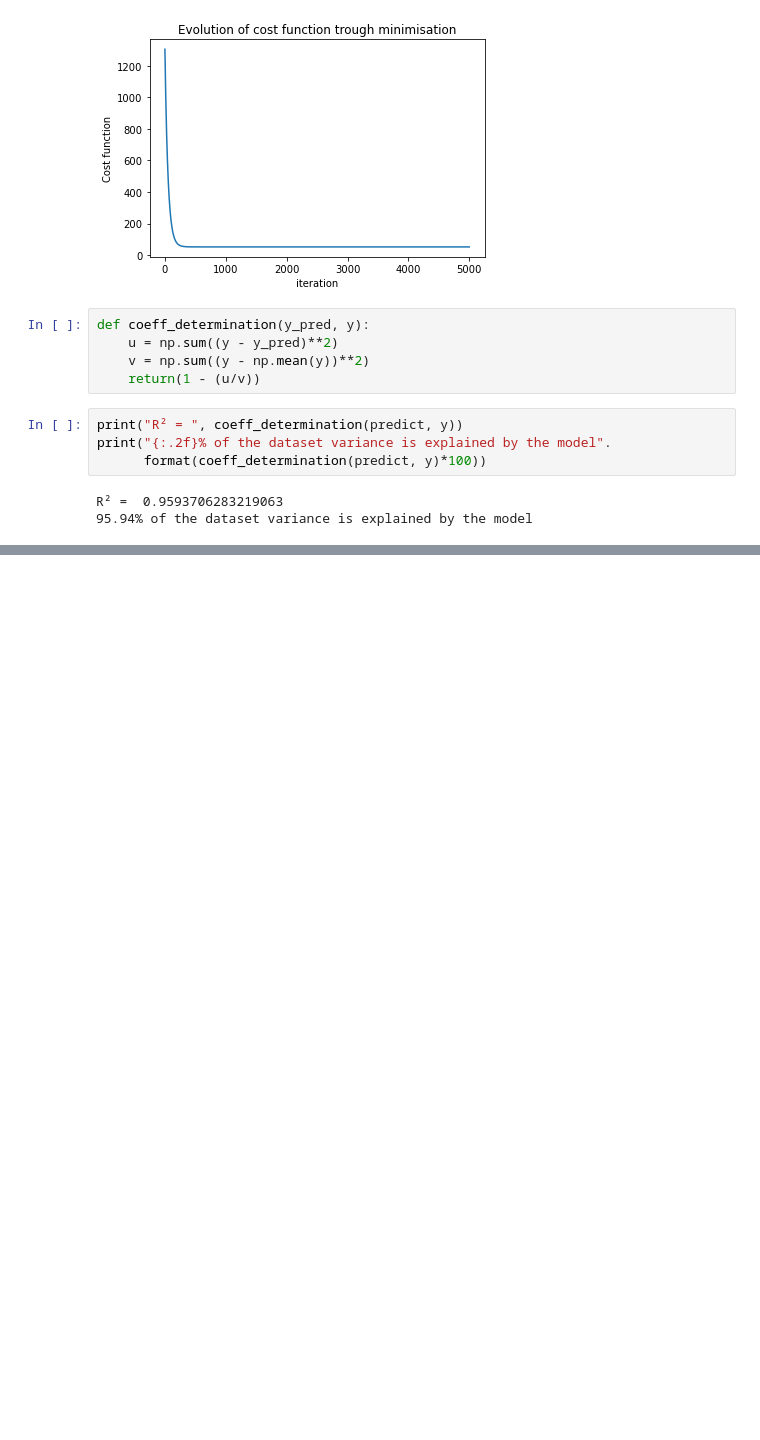
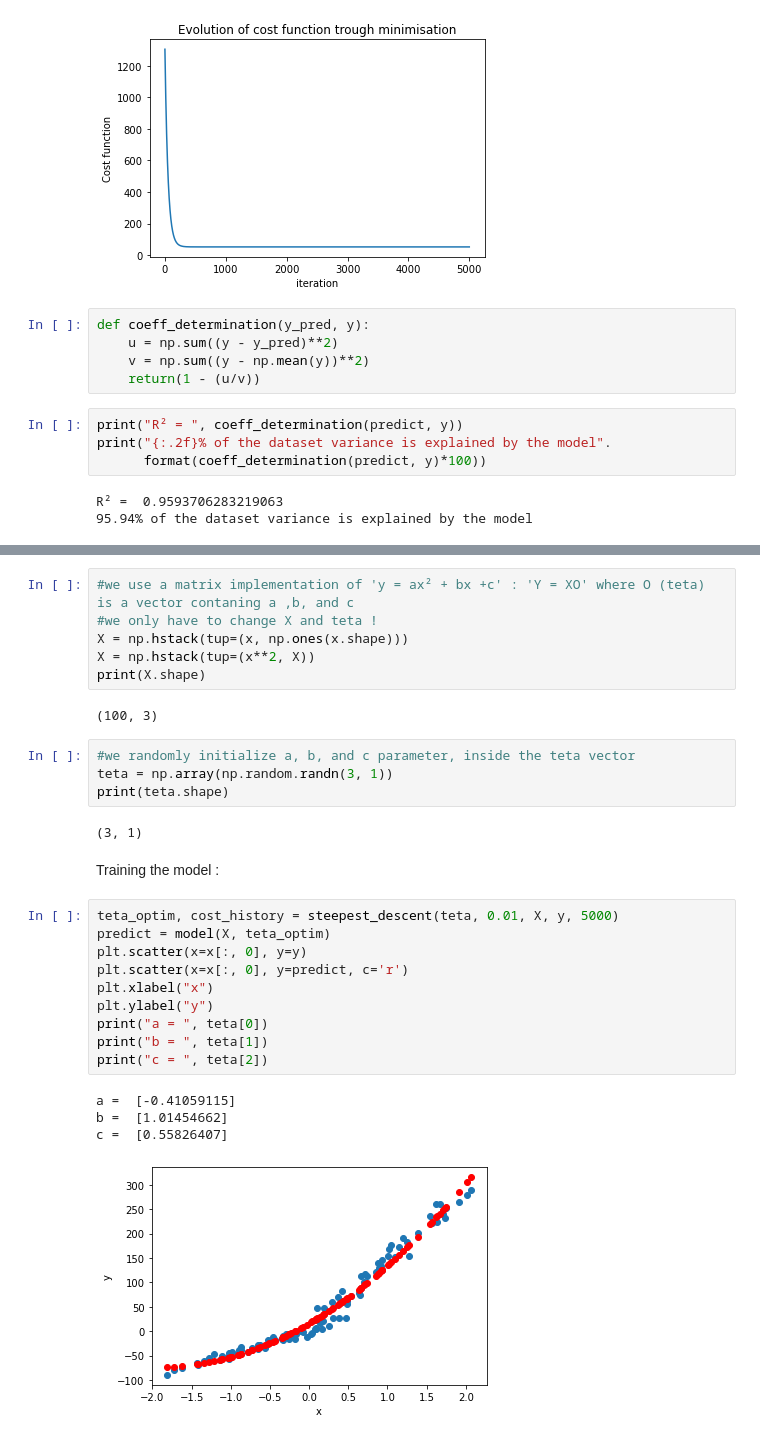
Before and after one commit to AnthonyJaquaniello/Machine_Learning, a Jupyter notebook: Homemade_Regression.ipynb, the cells around one changed output, grey strips where cells are left out. Saved outputs shown, nothing was run; the diff lists cells and outputs as text; blank space fills up the shorter version.

```diff
--- a/Homemade_Regression.ipynb
+++ b/Homemade_Regression.ipynb
@@ -103,0 +127,31 @@ R² =  0.9593706283219063
+# %%
+#we use a matrix implementation of 'y = ax² + bx +c' : 'Y = XO' where O (teta) is a vector contaning a ,b, and c
+#we only have to change X and teta !
+X = np.hstack(tup=(x, np.ones(x.shape)))
+X = np.hstack(tup=(x**2, X))
+print(X.shape)
+# %% [output]
+(100, 3)
+# %%
+#we randomly initialize a, b, and c parameter, inside the teta vector
+teta = np.array(np.random.randn(3, 1))
+print(teta.shape)
+# %% [output]
+(3, 1)
+# %% [markdown]
+Training the model :
+# %%
+teta_optim, cost_history = steepest_descent(teta, 0.01, X, y, 5000)
+predict = model(X, teta_optim)
+plt.scatter(x=x[:, 0], y=y)
+plt.scatter(x=x[:, 0], y=predict, c='r')
+plt.xlabel("x")
+plt.ylabel("y")
+print("a = ", teta[0])
+print("b = ", teta[1])
+print("c = ", teta[2])
+# %% [output]
+a =  [-0.41059115]
+b =  [1.01454662]
+c =  [0.55826407]
+[figure, added]
```
Also changed, not shown: parts of 9 cells of this notebook, 1 other file.
